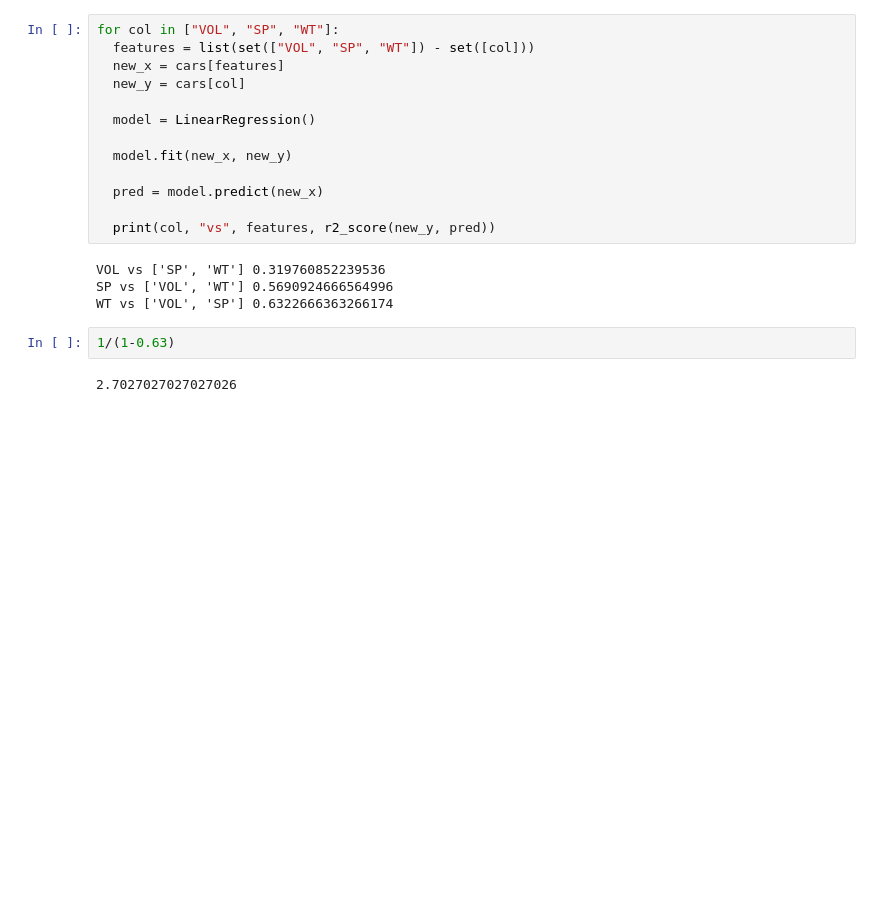
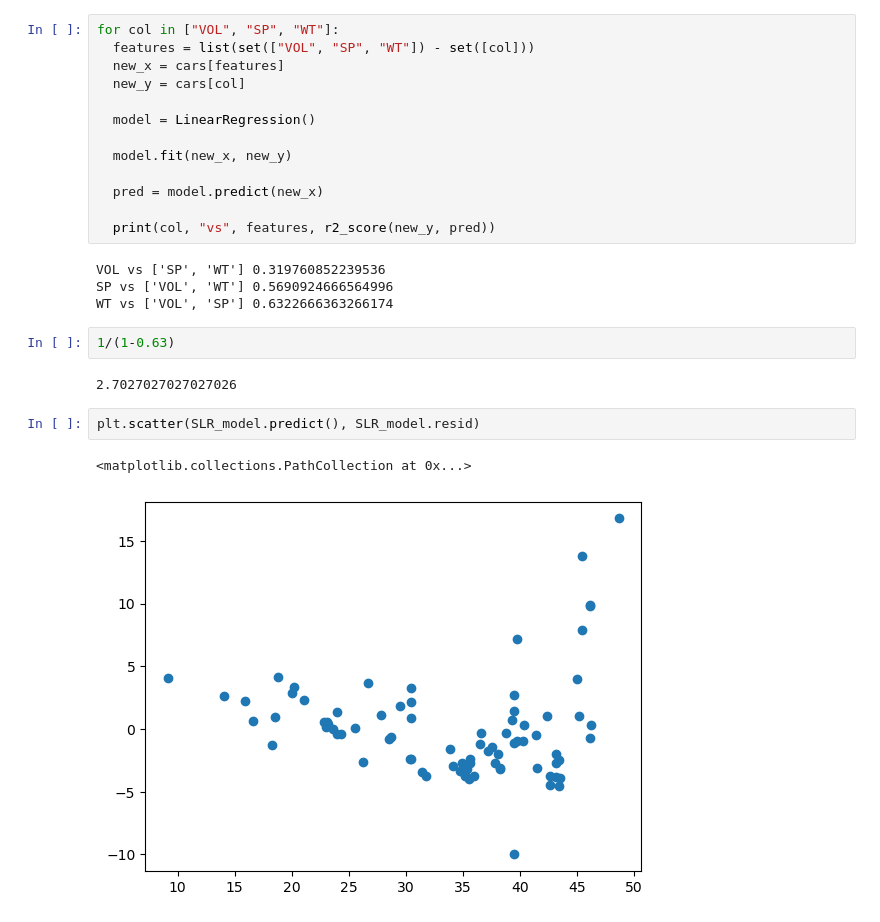
Before and after one commit to NageshaSriram/Machine-Learning, a Jupyter notebook: session3_23_2025.ipynb, the cells around one changed output. Saved outputs shown, nothing was run; the diff lists cells and outputs as text; blank space fills up the shorter version.

```diff
--- a/session3_23_2025.ipynb
+++ b/session3_23_2025.ipynb
@@ -306,3 +307,8 @@ WT vs ['VOL', 'SP'] 0.6322666363266174
 1/(1-0.63)
 # %% [output]
 2.7027027027027026
+# %%
+plt.scatter(SLR_model.predict(), SLR_model.resid)
+# %% [output]
+<matplotlib.collections.PathCollection at 0x...>
+[figure, added]
```
Also changed, not shown: parts of 8 cells of this notebook, 18 other files.
